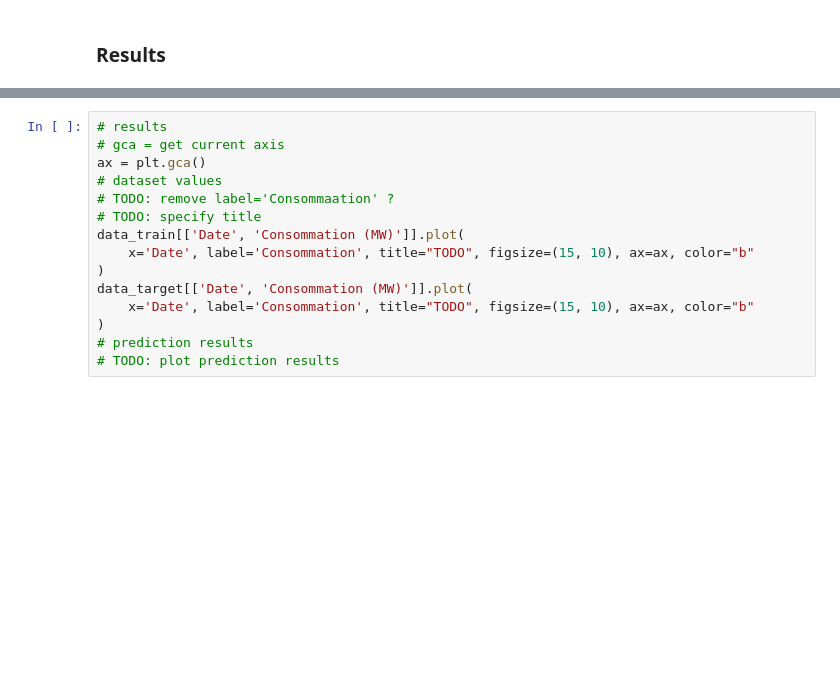
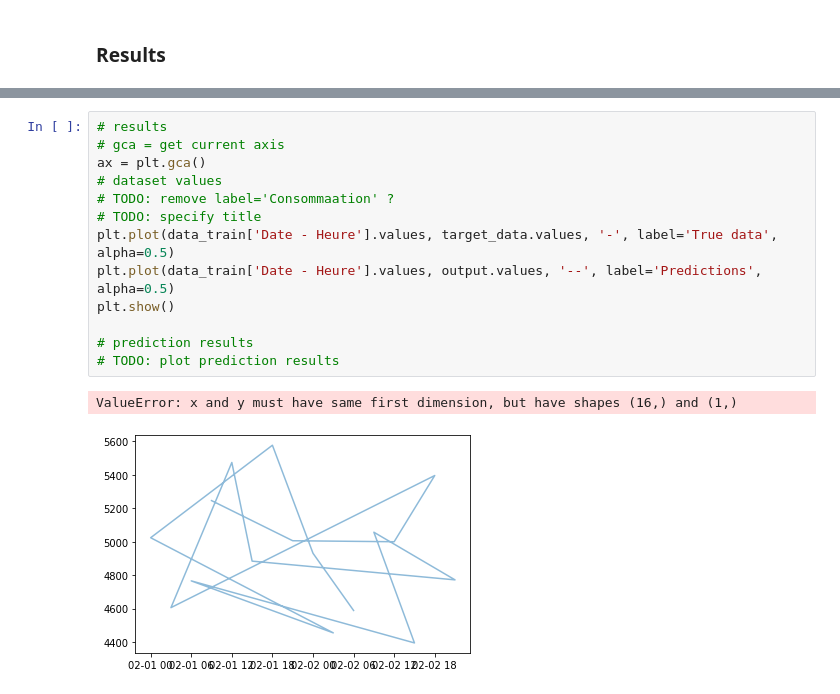
Before and after one commit to NicolasLacroix/data-representation, a Jupyter notebook: notebooks/consumption_prediction.ipynb, the cells around one changed output, grey strips where cells are left out. Saved outputs shown, nothing was run; the diff lists cells and outputs as text; blank space fills up the shorter version.

```diff
--- a/notebooks/consumption_prediction.ipynb
+++ b/notebooks/consumption_prediction.ipynb
@@ -200,15 +213,16 @@ plt.show()
 # %%
 # results
 # gca = get current axis
 ax = plt.gca()
 # dataset values
 # TODO: remove label='Consommaation' ?
 # TODO: specify title
-data_train[['Date', 'Consommation (MW)']].plot(
-    x='Date', label='Consommation', title="TODO", figsize=(15, 10), ax=ax, color="b"
-)
-data_target[['Date', 'Consommation (MW)']].plot(
-    x='Date', label='Consommation', title="TODO", figsize=(15, 10), ax=ax, color="b"
-)
+plt.plot(data_train['Date - Heure'].values, target_data.values, '-', label='True data', alpha=0.5)
+plt.plot(data_train['Date - Heure'].values, output.values, '--', label='Predictions', alpha=0.5)
+plt.show()
+
 # prediction results
 # TODO: plot prediction results
+# %% [output]
+ValueError: x and y must have same first dimension, but have shapes (16,) and (1,)
+[figure, added]
```
Also changed, not shown: parts of 9 cells of this notebook, 3 other files.
